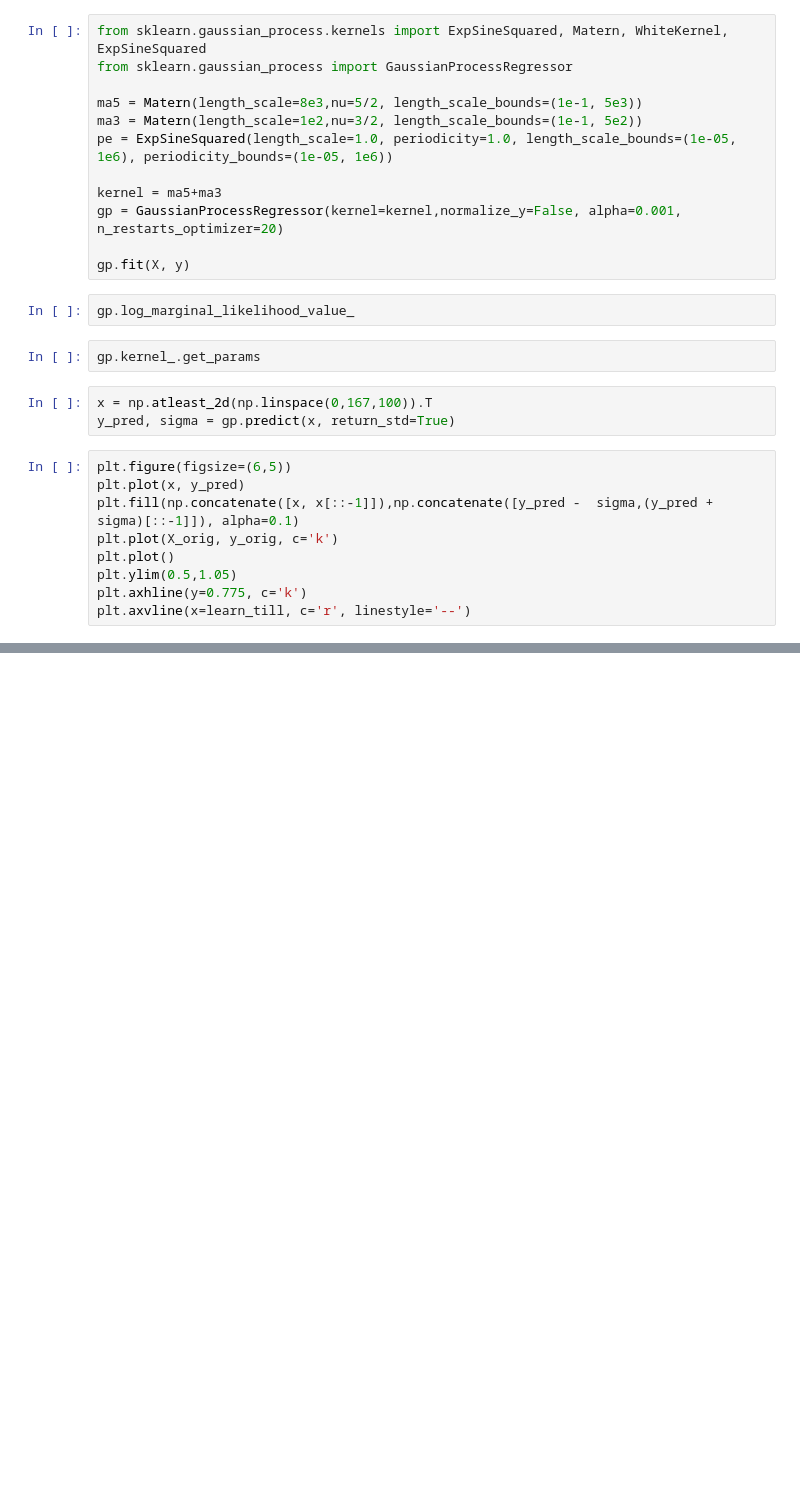
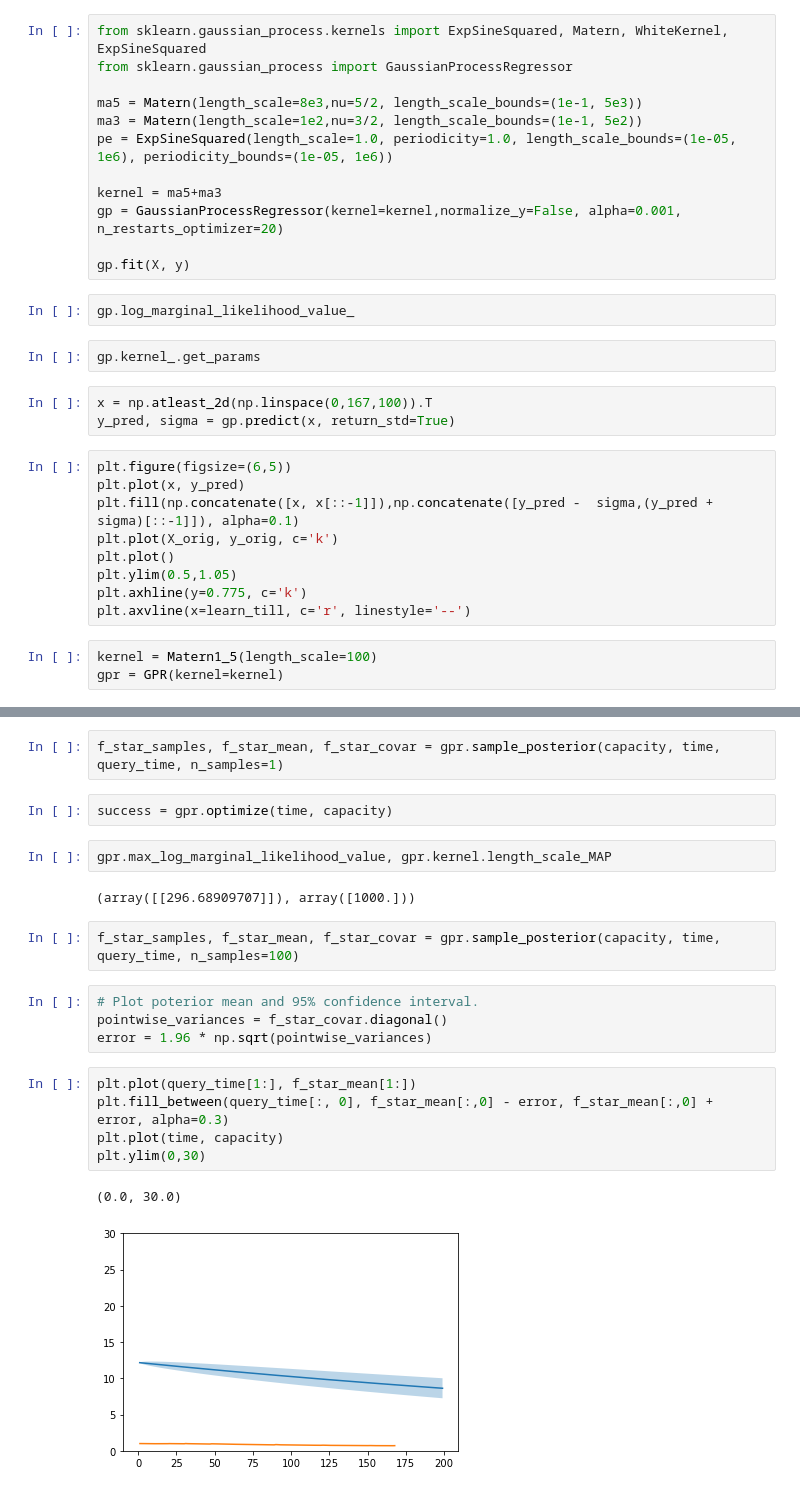
Before and after one commit to aniket-ak/Battery-SOH-Forecasting, a Jupyter notebook: Notebooks/Battery.ipynb, the cells around one changed output, grey strips where cells are left out. Saved outputs shown, nothing was run; the diff lists cells and outputs as text; blank space fills up the shorter version.

```diff
--- a/Notebooks/Battery.ipynb
+++ b/Notebooks/Battery.ipynb
@@ -142,3 +147,6 @@ plt.plot()
 plt.ylim(0.5,1.05)
 plt.axhline(y=0.775, c='k')
 plt.axvline(x=learn_till, c='r', linestyle='--')
+# %%
+kernel = Matern1_5(length_scale=100)
+gpr = GPR(kernel=kernel)
@@ -144,0 +156,22 @@ plt.axvline(x=learn_till, c='r', linestyle='--')
+# %%
+f_star_samples, f_star_mean, f_star_covar = gpr.sample_posterior(capacity, time, query_time, n_samples=1)
+# %%
+success = gpr.optimize(time, capacity)
+# %%
+gpr.max_log_marginal_likelihood_value, gpr.kernel.length_scale_MAP
+# %% [output]
+(array([[296.68909707]]), array([1000.]))
+# %%
+f_star_samples, f_star_mean, f_star_covar = gpr.sample_posterior(capacity, time, query_time, n_samples=100)
+# %%
+# Plot poterior mean and 95% confidence interval.
+pointwise_variances = f_star_covar.diagonal()
+error = 1.96 * np.sqrt(pointwise_variances)
+# %%
+plt.plot(query_time[1:], f_star_mean[1:])
+plt.fill_between(query_time[:, 0], f_star_mean[:,0] - error, f_star_mean[:,0] + error, alpha=0.3)
+plt.plot(time, capacity)
+plt.ylim(0,30)
+# %% [output]
+(0.0, 30.0)
+[figure, added]
```
Also changed, not shown: parts of 8 cells of this notebook, 3 other files.
